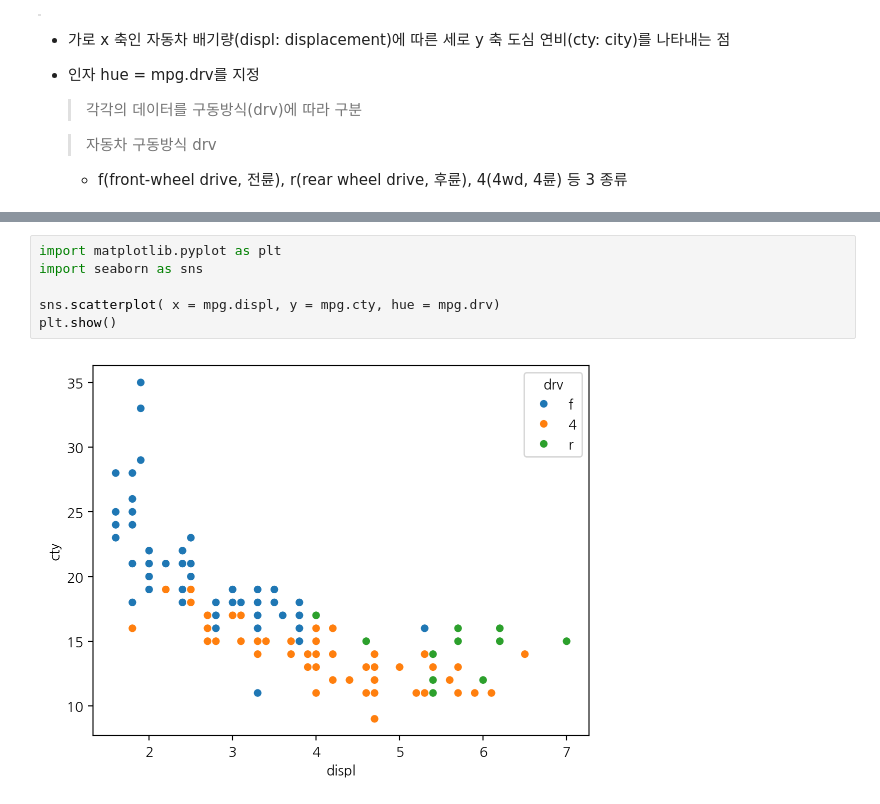
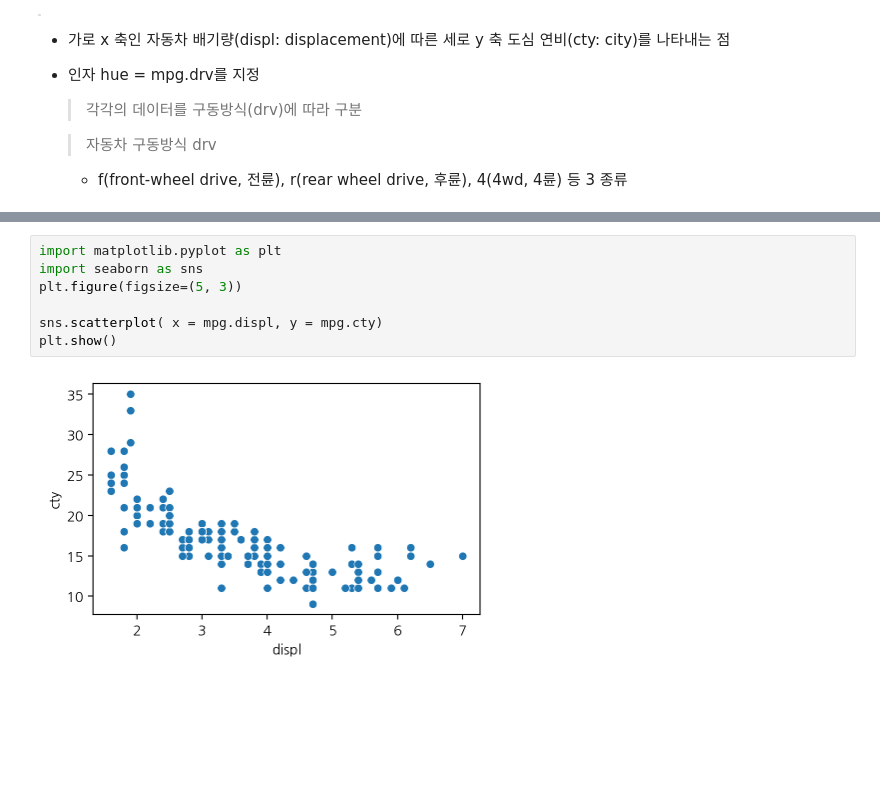
Before and after one commit to qwerty141516/2026-BDA-, a Jupyter notebook: code/02w_python_basic.ipynb, the cells around one changed output, grey strips where cells are left out. Cells and saved outputs as stored; diff of their text form; blank space fills up the shorter version.

```diff
--- a/code/02w_python_basic.ipynb
+++ b/code/02w_python_basic.ipynb
@@ -313,8 +333,9 @@ memory usage: 21.9+ KB
 # %%
 import matplotlib.pyplot as plt
 import seaborn as sns
+plt.figure(figsize=(5, 3))
 
-sns.scatterplot( x = mpg.displ, y = mpg.cty, hue = mpg.drv)
+sns.scatterplot( x = mpg.displ, y = mpg.cty)
 plt.show()
 # %% [output]
-[figure, old version]
+[figure, new version]
```
Also changed, not shown: parts of 81 cells of this notebook.
